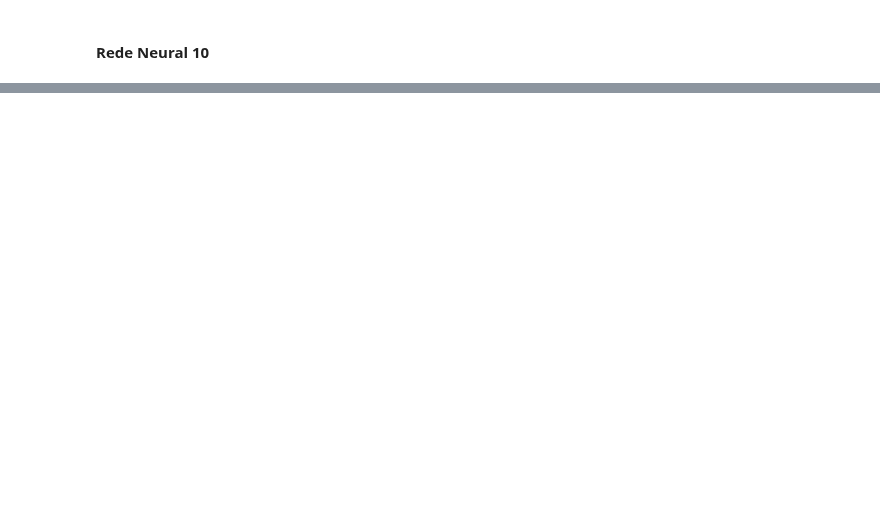
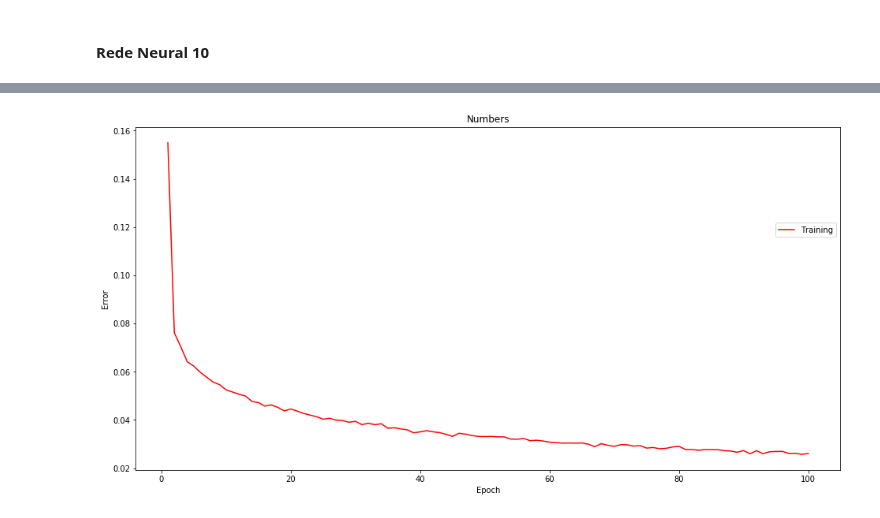
Before and after one commit to matheus-praxedes/Deep-learning, a Jupyter notebook: src/list_2_mlp-parte1.ipynb, the cells around one changed output, grey strips where cells are left out. Cells and saved outputs as stored; diff of their text form; code cells hidden in the pictures; blank space fills up the shorter version.

```diff
--- a/src/list_2.ipynb
+++ b/src/list_2_mlp-parte1.ipynb
@@ -305,8 +306,8 @@ plot_graph(data_9, "Numbers", "Epoch", "Error", figsizex = 16, figsizey = 8)
 # %% [markdown]
 #### Rede Neural 10
 # %%
-net_10 = NeuralNetwork(dim_x*dim_y ,[30,20,10], 3*[tanh_func])
-data_10 = net_10.fit(dataset,"mini-batch", 100, learning_rate = 0.8, type = "class",  mini_batch_size = 60,
-                   tvt_ratio = [len(norm_input_train), 0, len(norm_input_test)], momentum = 0.9, print_info = True)
+net_10 = NeuralNetwork(dim_x*dim_y ,[30,20,10], 3*[tanh_func]) # 97.39% - treino / 94.60% - teste
+data_10 = net_10.fit(dataset,"mini-batch", 100, lr_ = 0.8, type = "class",  mini_batch_size = 60,
+                   tvt_ratio = [len(norm_input_train), 0, len(norm_input_test)], momentum_ = 0.9, print_info = True)
 # %% [output]
 Epoch 1/100
@@ -329,2 +330,4 @@ Epoch 100/100
 # %%
-plot_graph(data_7, "Numbers", "Epoch", "Error", figsizex = 16, figsizey = 8)
+plot_graph(data_10, "Numbers", "Epoch", "Error", figsizex = 16, figsizey = 8)
+# %% [output]
+[figure, added]
```
Also changed, not shown: parts of 13 cells of this notebook, 2 other files.
